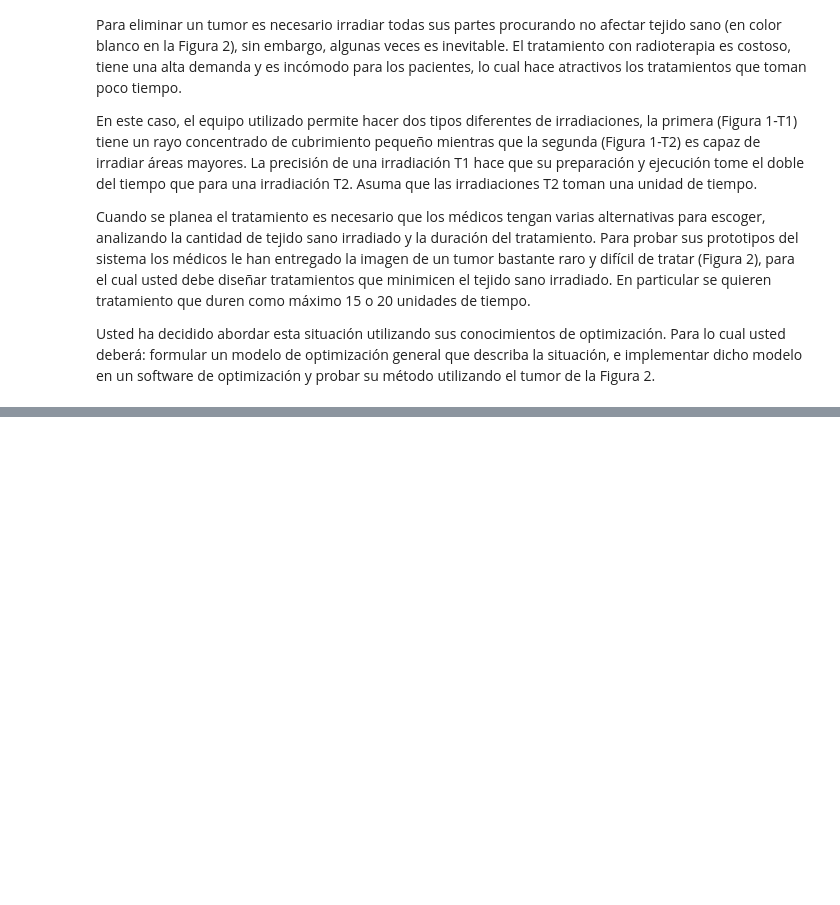
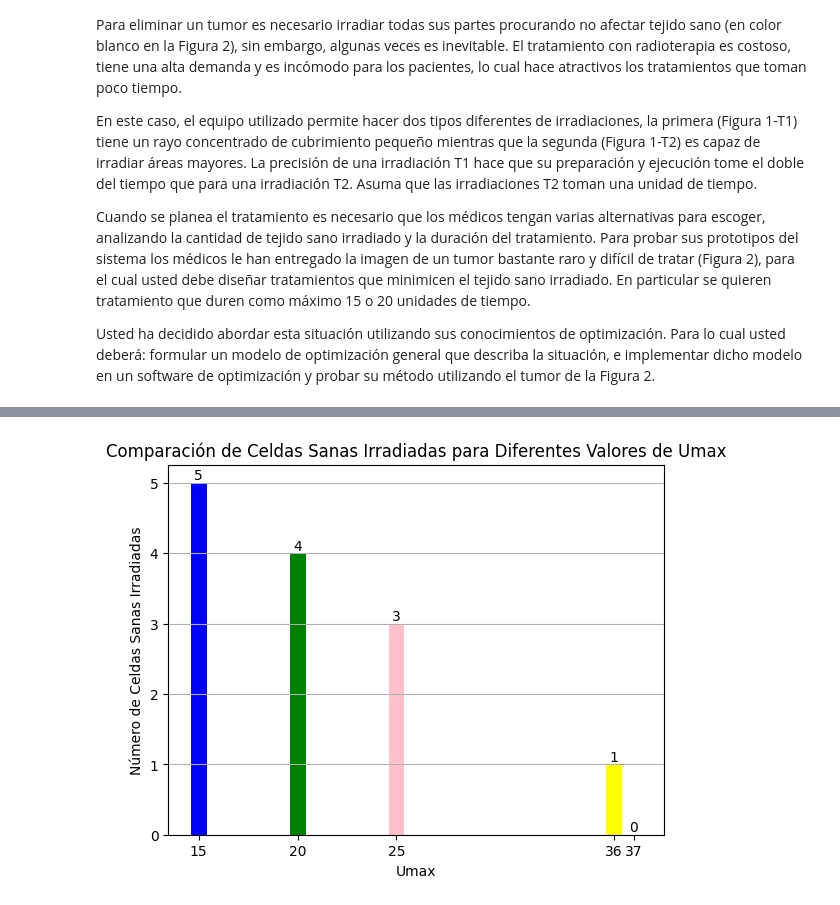
Before and after one commit to luisam19/course_optimizacion, a Jupyter notebook: Taller01_optimización_LuisaMariaZapataSaldarriaga.ipynb, the cells around one changed output, grey strips where cells are left out. Saved outputs shown, nothing was run; the diff lists cells and outputs as text; code cells hidden in the pictures; blank space fills up the shorter version.

```diff
--- a/Taller01_optimización_LuisaMariaZapataSaldarriaga.ipynb
+++ b/Taller01_optimización_LuisaMariaZapataSaldarriaga.ipynb
@@ -680,0 +777,17 @@ Irradiación t2 en la celda 47
+# %%
+bars = plt.bar(resultados.keys(), resultados.values(), color=['blue', 'green', 'pink', 'yellow', 'orange'])
+
+plt.xlabel('Umax')
+plt.ylabel('Número de Celdas Sanas Irradiadas')
+plt.title('Comparación de Celdas Sanas Irradiadas para Diferentes Valores de Umax')
+plt.grid(axis='y')
+
+# Añadir etiquetas encima de cada barra
+for bar in bars:
+    yval = bar.get_height()
+    plt.text(bar.get_x() + bar.get_width()/2.0, yval, int(yval), va='bottom', ha='center')
+
+plt.xticks(list(resultados.keys()))
+plt.show()
+# %% [output]
+[figure, added]
```
Also changed, not shown: parts of 10 cells of this notebook.
